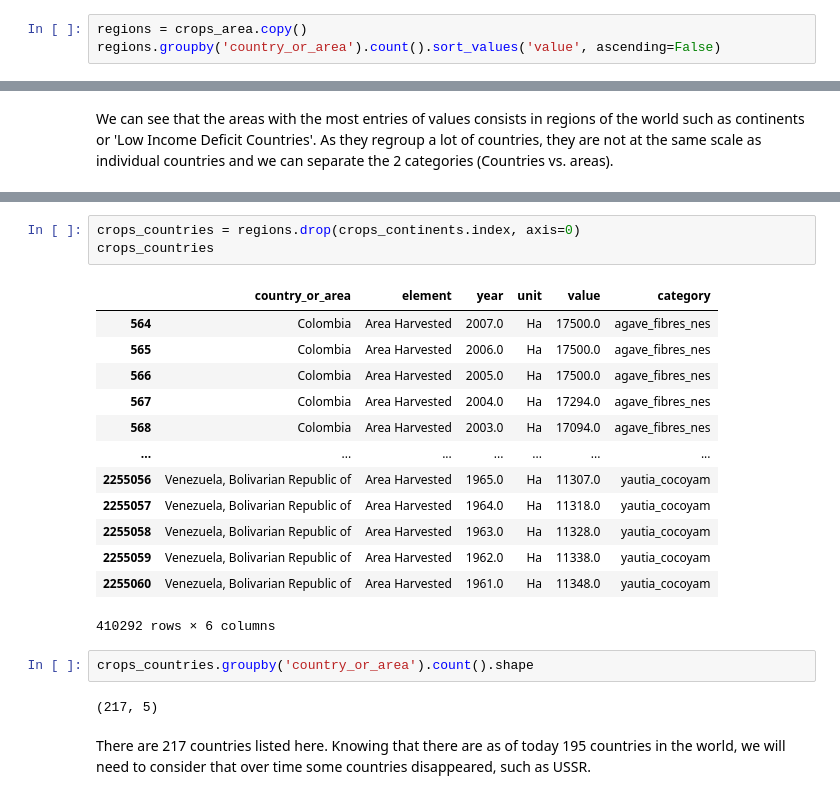
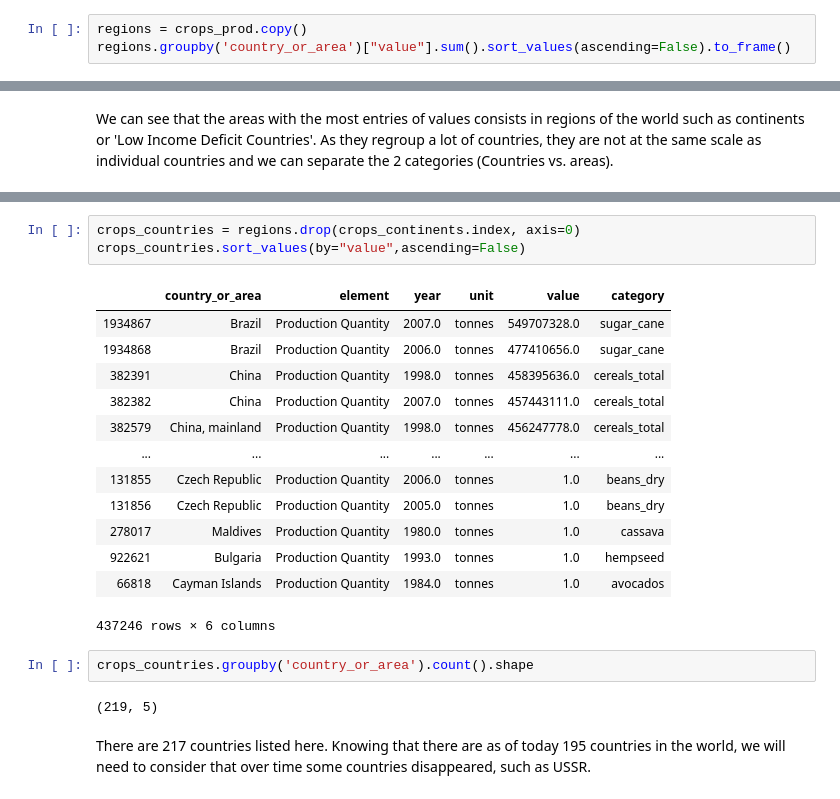
Before and after one commit to CeliaBenquet/Project_ADA, a Jupyter notebook: Crops.ipynb, the cells around one changed output, grey strips where cells are left out. Cells and saved outputs as stored; diff of their text form.

```diff
--- a/Crops.ipynb
+++ b/Crops.ipynb
@@ -183,6 +183,6 @@ crops_prod = crops_interest[crops_interest.element=='Production Quantity']
 # %% [markdown]
 ### Country or Area
 # %%
-regions = crops_area.copy()
-regions.groupby('country_or_area').count().sort_values('value', ascending=False)
+regions = crops_prod.copy()
+regions.groupby('country_or_area')["value"].sum().sort_values(ascending=False).to_frame()
 # %% [output]
@@ -228,24 +228,24 @@ crops_continents.groupby('country_or_area').count().sort_values(by='value', asce
 # %%
 crops_countries = regions.drop(crops_continents.index, axis=0)
-crops_countries
+crops_countries.sort_values(by="value",ascending=False)
 # %% [output]
 |  | country_or_area | element | year | unit | value | category |
-| 564 | Colombia | Area Harvested | 2007.0 | Ha | 17500.0 | agave_fibres_nes |
-| 565 | Colombia | Area Harvested | 2006.0 | Ha | 17500.0 | agave_fibres_nes |
-| 566 | Colombia | Area Harvested | 2005.0 | Ha | 17500.0 | agave_fibres_nes |
-| 567 | Colombia | Area Harvested | 2004.0 | Ha | 17294.0 | agave_fibres_nes |
-| 568 | Colombia | Area Harvested | 2003.0 | Ha | 17094.0 | agave_fibres_nes |
+| 1934867 | Brazil | Production Quantity | 2007.0 | tonnes | 549707328.0 | sugar_cane |
+| 1934868 | Brazil | Production Quantity | 2006.0 | tonnes | 477410656.0 | sugar_cane |
+| 382391 | China | Production Quantity | 1998.0 | tonnes | 458395636.0 | cereals_total |
+| 382382 | China | Production Quantity | 2007.0 | tonnes | 457443111.0 | cereals_total |
+| 382579 | China, mainland | Production Quantity | 1998.0 | tonnes | 456247778.0 | cereals_total |
 | ... | ... | ... | ... | ... | ... | ... |
-| 2255056 | Venezuela, Bolivarian Republic of | Area Harvested | 1965.0 | Ha | 11307.0 | yautia_cocoyam |
-| 2255057 | Venezuela, Bolivarian Republic of | Area Harvested | 1964.0 | Ha | 11318.0 | yautia_cocoyam |
-| 2255058 | Venezuela, Bolivarian Republic of | Area Harvested | 1963.0 | Ha | 11328.0 | yautia_cocoyam |
-| 2255059 | Venezuela, Bolivarian Republic of | Area Harvested | 1962.0 | Ha | 11338.0 | yautia_cocoyam |
-| 2255060 | Venezuela, Bolivarian Republic of | Area Harvested | 1961.0 | Ha | 11348.0 | yautia_cocoyam |
+| 131855 | Czech Republic | Production Quantity | 2006.0 | tonnes | 1.0 | beans_dry |
+| 131856 | Czech Republic | Production Quantity | 2005.0 | tonnes | 1.0 | beans_dry |
+| 278017 | Maldives | Production Quantity | 1980.0 | tonnes | 1.0 | cassava |
+| 922621 | Bulgaria | Production Quantity | 1993.0 | tonnes | 1.0 | hempseed |
+| 66818 | Cayman Islands | Production Quantity | 1984.0 | tonnes | 1.0 | avocados |
-410292 rows × 6 columns
+437246 rows × 6 columns
 # %%
 crops_countries.groupby('country_or_area').count().shape
 # %% [output]
-(217, 5)
+(219, 5)
 # %% [markdown]
 There are 217 countries listed here. Knowing that there are as of today 195 countries in the world, we will need to consider that over time some countries disappeared, such as USSR.
 # %% [markdown]
```
Also changed, not shown: parts of 7 cells of this notebook.
